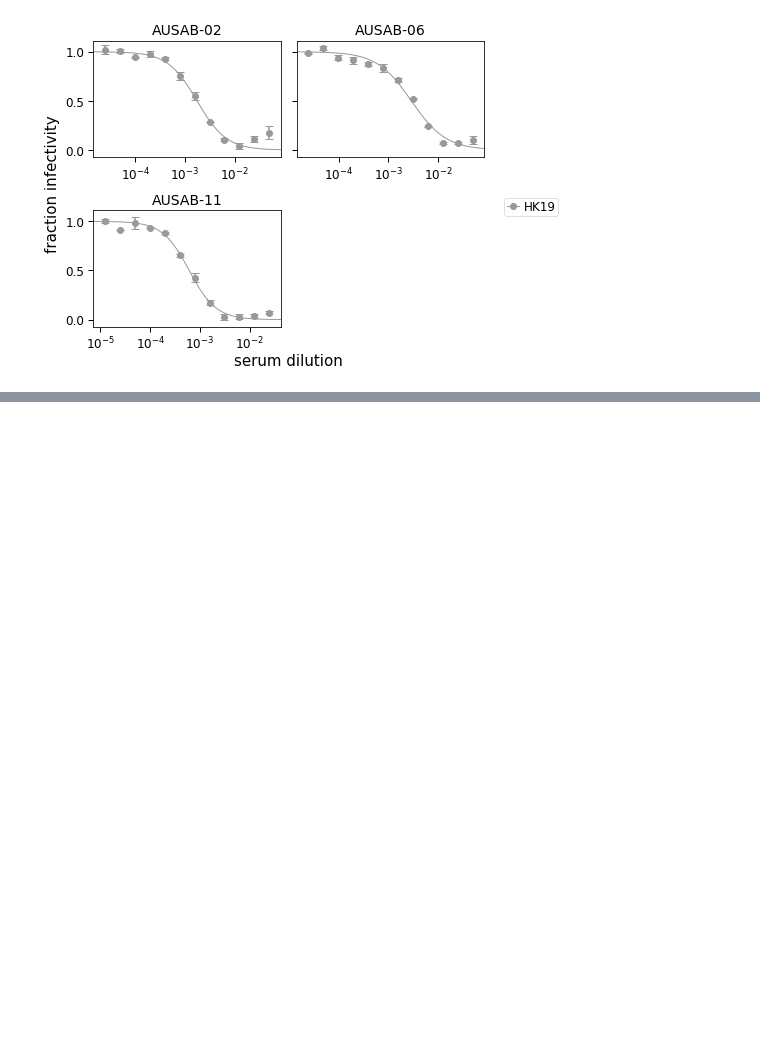
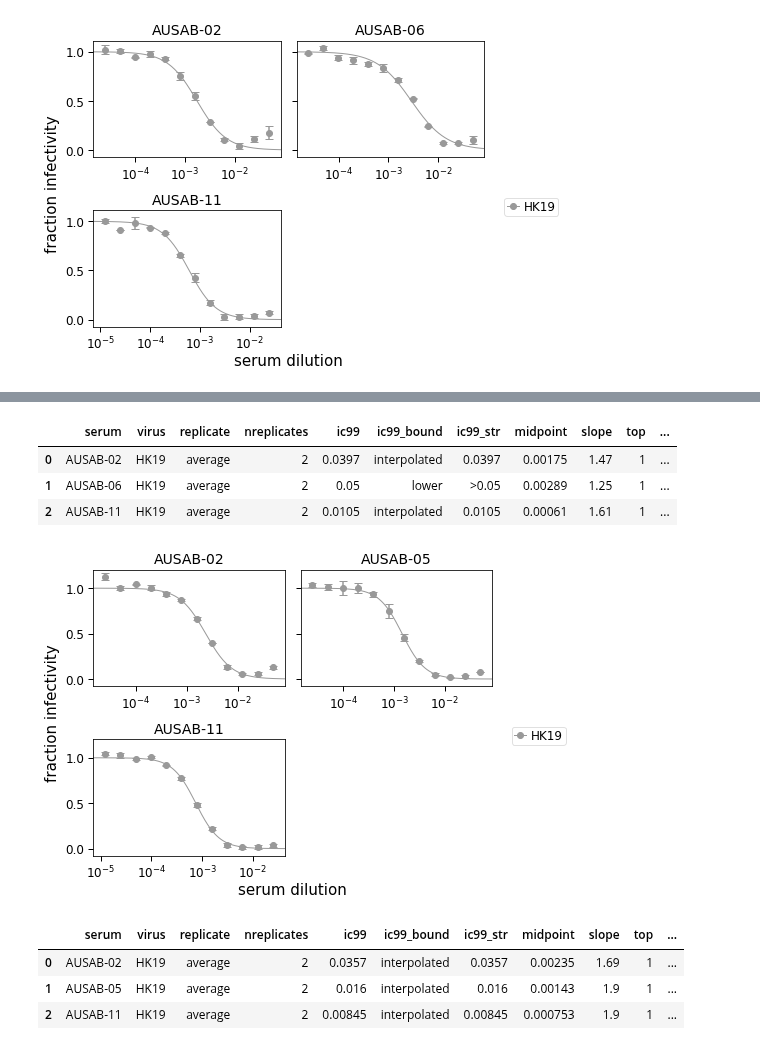
Before and after one commit to sorsinelli/flu_h3_hk19_dms_ic50, a Jupyter notebook: experiments/neut_assays/analyze_sera_neut_screening.ipynb, the cells around one changed output, grey strips where cells are left out. Cells and saved outputs as stored; diff of their text form; code cells hidden in the pictures; blank space fills up the shorter version.

Commit message:
add data from 10-31 runs

```diff
--- a/experiments/neut_assays/analyze_sera_neut_screening.ipynb
+++ b/experiments/neut_assays/analyze_sera_neut_screening.ipynb
@@ -420,3 +420,8 @@ fig, axes = fits.plotSera(ncol=2,
                          )
 # %% [output]
 [figure]
+# %%
+data = (
+    pd.read_csv('neut_data/221031_neuts_tidy.csv')
+)
+data.head(10)
@@ -422,0 +440,29 @@ fig, axes = fits.plotSera(ncol=2,
+# %%
+fits = neutcurve.CurveFits(data)
+# %%
+fits.fitParams(ics=[99])
+# %% [output]
+|  | serum | virus | replicate | nreplicates | ic99 | ic99_bound | ic99_str | midpoint | slope | top | ... |
+| 0 | AUSAB-02 | HK19 | average | 2 | 0.0397 | interpolated | 0.0397 | 0.00175 | 1.47 | 1 | ... |
+| 1 | AUSAB-06 | HK19 | average | 2 | 0.05 | lower | >0.05 | 0.00289 | 1.25 | 1 | ... |
+| 2 | AUSAB-11 | HK19 | average | 2 | 0.0105 | interpolated | 0.0105 | 0.00061 | 1.61 | 1 | ... |
+# %%
+fig, axes = fits.plotSera(ncol=2,
+                          xlabel='serum dilution',
+#                           virus_to_color_marker={
+#                               'HK19_run1': ('green', 'o'),
+#                               'HK19_run2': ('DarkSlateBlue', 'o'),
+#                               'H6_TY': ('gray', 'o'),
+#                               'H6_FW': ('orange', 'o'),
+#                           },
+                          sharex = False
+                         )
+# %% [output]
+[figure, added]
+# %%
+fits.fitParams(ics=[99])
+# %% [output]
+|  | serum | virus | replicate | nreplicates | ic99 | ic99_bound | ic99_str | midpoint | slope | top | ... |
+| 0 | AUSAB-02 | HK19 | average | 2 | 0.0357 | interpolated | 0.0357 | 0.00235 | 1.69 | 1 | ... |
+| 1 | AUSAB-05 | HK19 | average | 2 | 0.016 | interpolated | 0.016 | 0.00143 | 1.9 | 1 | ... |
+| 2 | AUSAB-11 | HK19 | average | 2 | 0.00845 | interpolated | 0.00845 | 0.000753 | 1.9 | 1 | ... |
```
Also changed, not shown: parts of 1 cell of this notebook, 1 other file.
